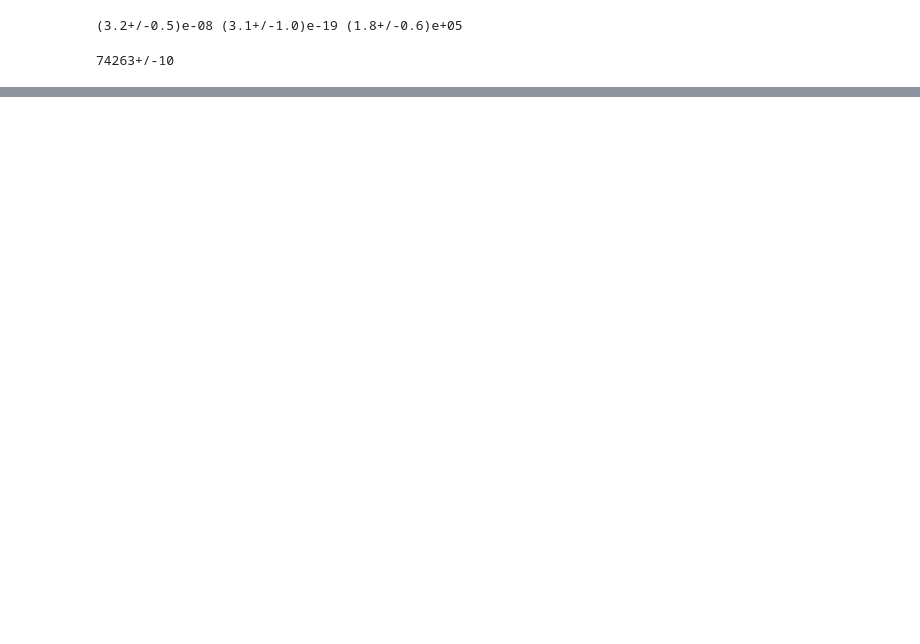
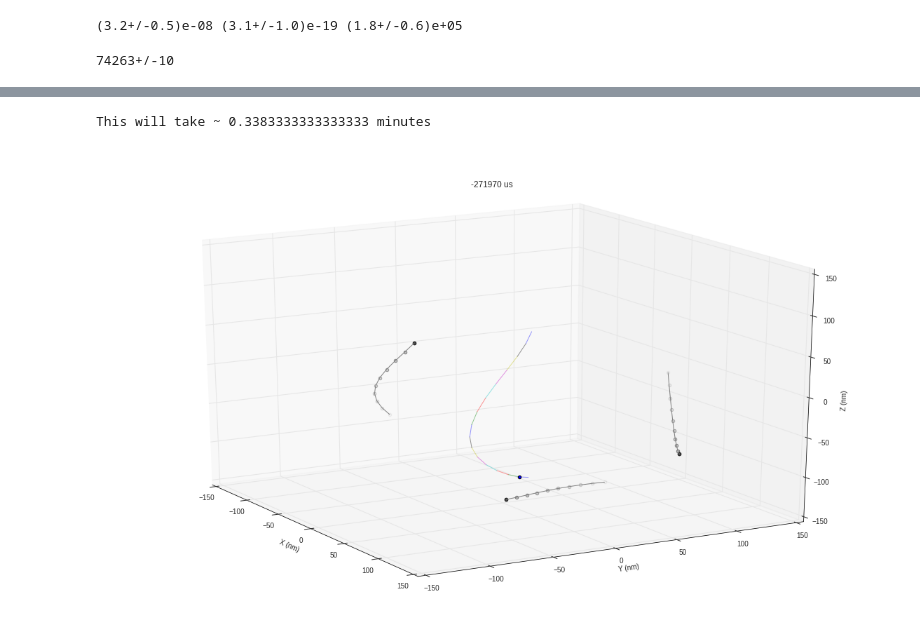
Before and after one commit to AshleySetter/optoanalysis, a Jupyter notebook: Usage_Demonstration.ipynb, the cells around one changed output, grey strips where cells are left out. Saved outputs shown, nothing was run; the diff lists cells and outputs as text; code cells hidden in the pictures; blank space fills up the shorter version.

```diff
--- a/Usage_Demonstration.ipynb
+++ b/Usage_Demonstration.ipynb
@@ -50,0 +79,5 @@ filtering data
+# %%
+optoanalysis.animate(z, x, y, [ConvFactorZ.n, ConvFactorX.n, ConvFactorY.n], t, 150, timeSteps=100) # animates the motion of z, x and y
+# %% [output]
+This will take ~ 0.3383333333333333 minutes
+[figure, added]
```
Also changed, not shown: parts of 9 cells of this notebook, 1 other file.
